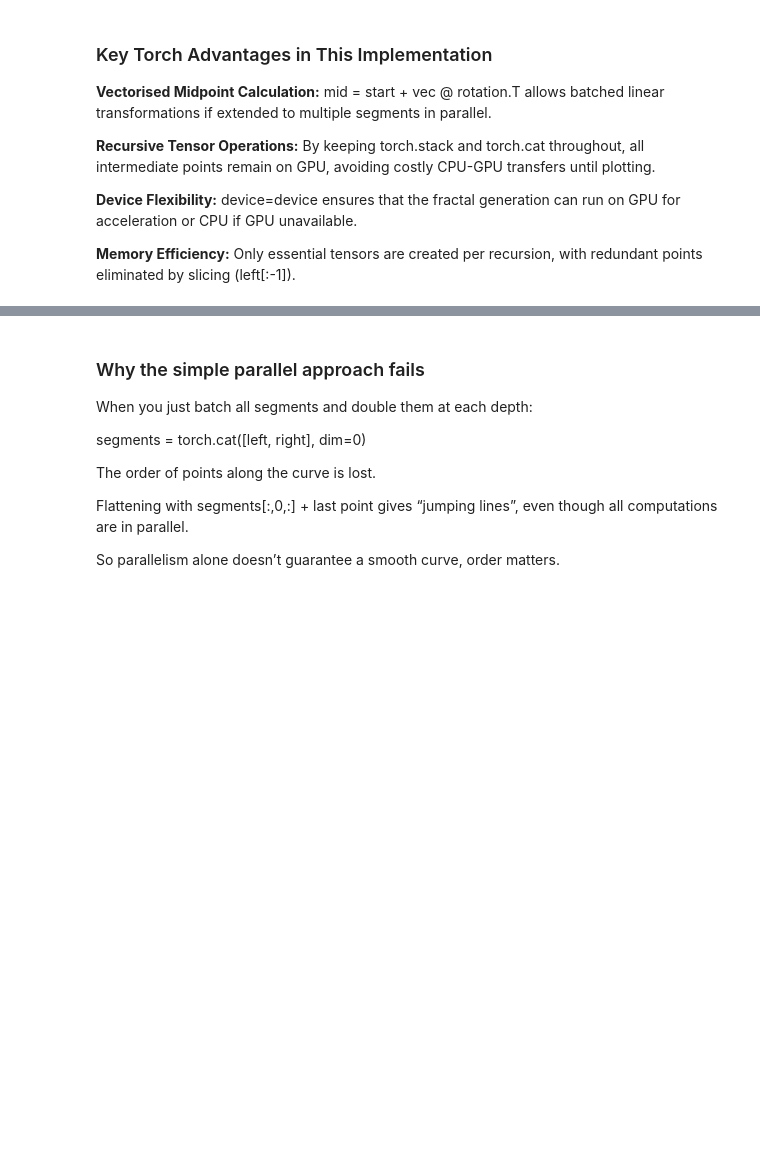
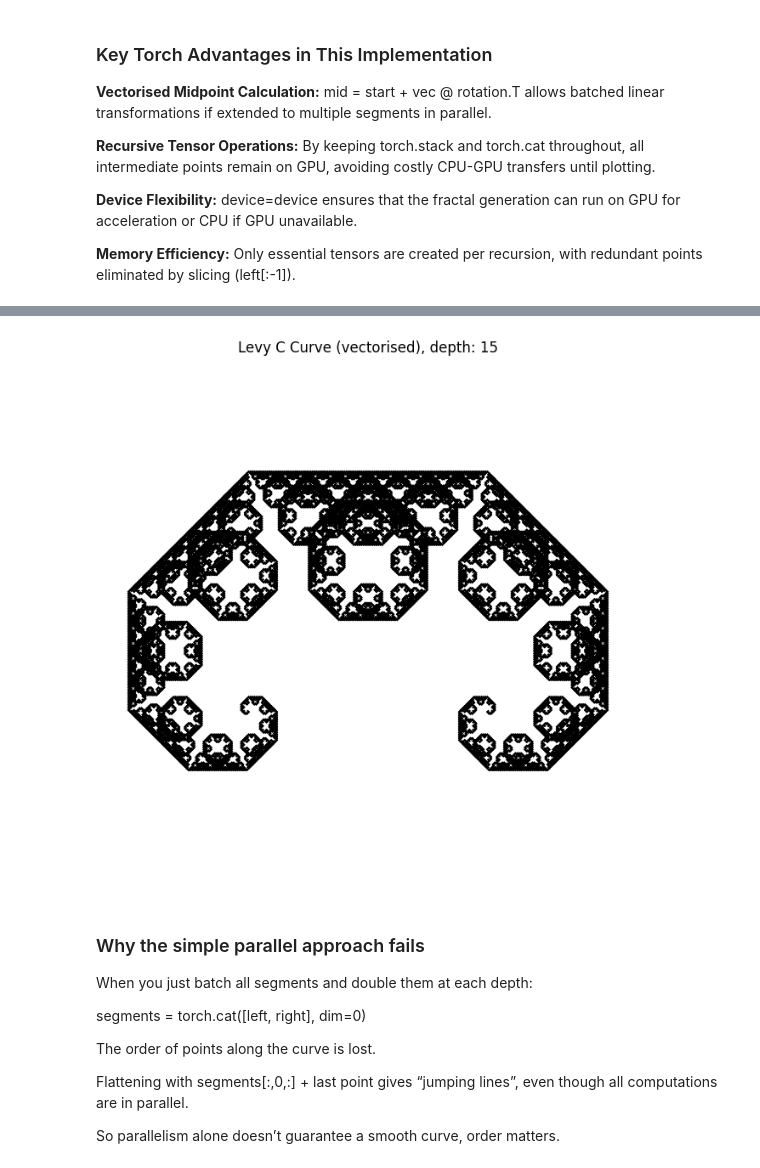
Before and after one commit to Thoemodachi/pattern-analysis-2025, a Jupyter notebook: a1.ipynb, the cells around one changed output, grey strips where cells are left out. Drawn from its saved outputs; the diff is of its cells as text; code cells hidden in the pictures; blank space fills up the shorter version.

```diff
--- a/a1.ipynb
+++ b/a1.ipynb
@@ -613,3 +536,47 @@ plt.show()
+# %%
+def levy_c_curve_vectorised(p0, p1, depth):
+    # Initial segment: shape [1, 2, 2] (1 segment, 2 endpoints, 2D coords)
+    segments = torch.stack([p0, p1], dim=0).unsqueeze(0).to(device)
+
+    # Rotation matrix for Levy curve
+    rotation = torch.tensor([[0.5, -0.5],
+                             [0.5,  0.5]], device=device)
+
+    for _ in range(depth):
+        start = segments[:, 0, :]     # shape [N, 2]
+        end   = segments[:, 1, :]     # shape [N, 2]
+        vec   = end - start           # shape [N, 2]
+
+        # Compute midpoints in parallel
+        mid = start + vec @ rotation.T
+
+        # Left segments = [start, mid], Right segments = [mid, end]
+        left  = torch.stack([start, mid], dim=1)
+        right = torch.stack([mid, end], dim=1)
+
+        # Concatenate all new segments: shape [2N, 2, 2]
+        segments = torch.cat([left, right], dim=0)
+
+    return segments
+
+# Parameters
+p0 = torch.tensor([0.0, 0.0], device=device)
+p1 = torch.tensor([1.0, 0.0], device=device)
+depth = 15
+
+# Generate fractal
+segments = levy_c_curve_vectorised(p0, p1, depth).cpu().numpy()
+
+# Plot
+plt.figure(figsize=(8, 8))
+for seg in segments:
+    plt.plot(seg[:, 0], seg[:, 1], color="black")
+plt.axis("equal")
+plt.axis("off")
+plt.title(f"Levy C Curve (vectorised), depth: {depth}")
+plt.show()
+# %% [output]
+[figure, added]
 # %% [markdown]
 ### Why the simple parallel approach fails
 
```
Also changed, not shown: parts of 4 cells of this notebook, 1 other file.
